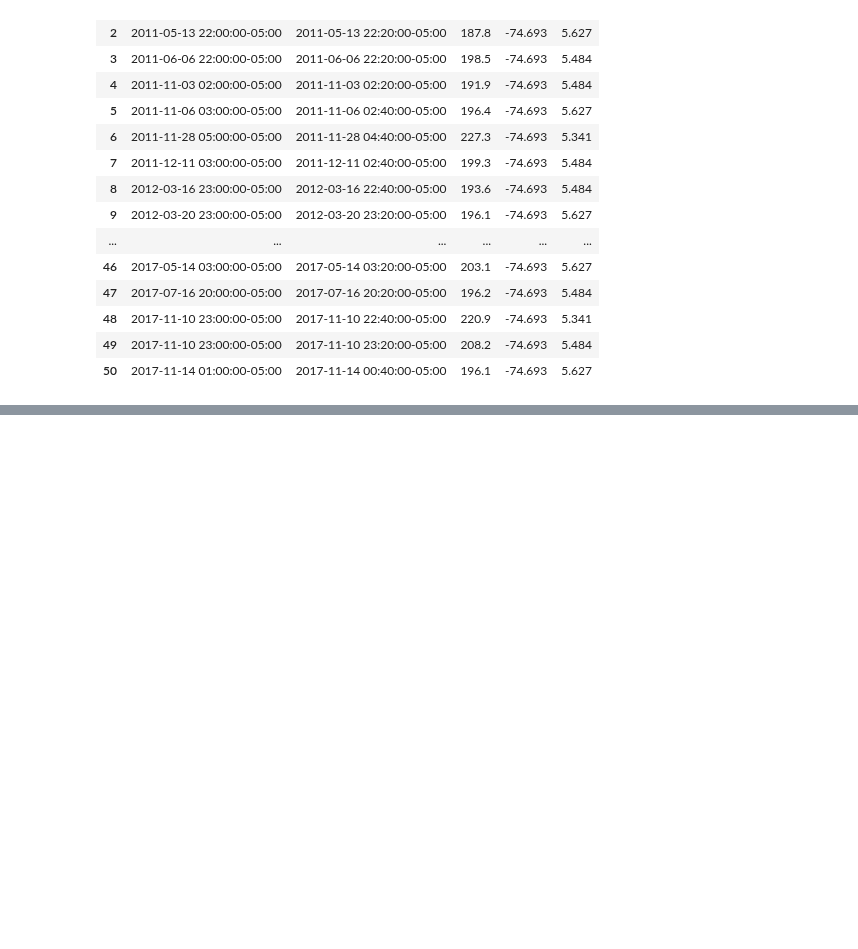
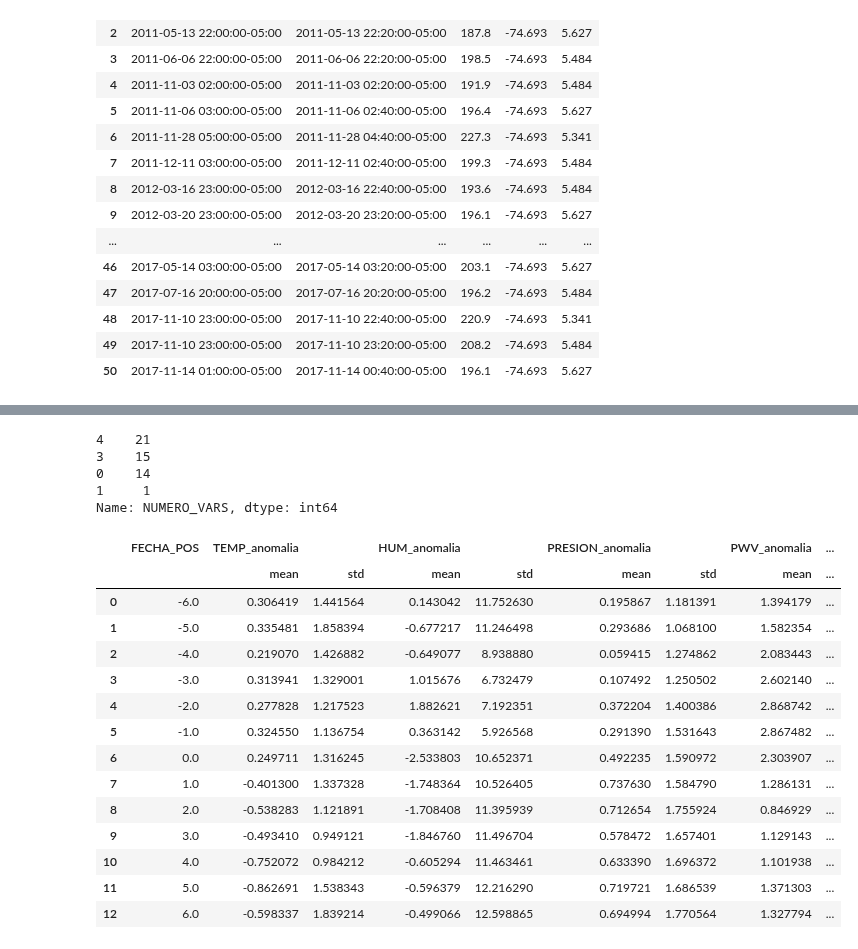
Before and after one commit to chris051091/Seminario-3, a Jupyter notebook: anomalias/src/Anomalias_palanquero.ipynb, the cells around one changed output, grey strips where cells are left out. Cells and saved outputs as stored; diff of their text form; code cells hidden in the pictures; blank space fills up the shorter version.

```diff
--- a/anomalias/src/Anomalias_palanquero.ipynb
+++ b/anomalias/src/Anomalias_palanquero.ipynb
@@ -212,0 +227,31 @@ for key in dict_names:
+# %%
+dfEventos0['NUMERO_VARS'].value_counts()
+# %% [output]
+4    21
+3    15
+0    14
+1     1
+Name: NUMERO_VARS, dtype: int64
+# %%
+dfVarsCompletas = dfEventos0.loc[dfEventos0['NUMERO_VARS'] == 4]
+indexVarsCompletas = dfVarsCompletas['index']
+dfVarsComp = pd.merge(dfCross, indexVarsCompletas, on = 'index', how = 'inner')
+
+dfAnomaliaVarsComp = dfVarsComp[list_anomalias + ['FECHA_POS']].groupby('FECHA_POS').agg(['mean', 'std']).reset_index()
+dfAnomaliaVarsComp
+# %% [output]
+|  | FECHA_POS | TEMP_anomalia |  | HUM_anomalia |  | PRESION_anomalia |  | PWV_anomalia | ... |
+|  |  | mean | std | mean | std | mean | std | mean | ... |
+| 0 | -6.0 | 0.306419 | 1.441564 | 0.143042 | 11.752630 | 0.195867 | 1.181391 | 1.394179 | ... |
+| 1 | -5.0 | 0.335481 | 1.858394 | -0.677217 | 11.246498 | 0.293686 | 1.068100 | 1.582354 | ... |
+| 2 | -4.0 | 0.219070 | 1.426882 | -0.649077 | 8.938880 | 0.059415 | 1.274862 | 2.083443 | ... |
+| 3 | -3.0 | 0.313941 | 1.329001 | 1.015676 | 6.732479 | 0.107492 | 1.250502 | 2.602140 | ... |
+| 4 | -2.0 | 0.277828 | 1.217523 | 1.882621 | 7.192351 | 0.372204 | 1.400386 | 2.868742 | ... |
+| 5 | -1.0 | 0.324550 | 1.136754 | 0.363142 | 5.926568 | 0.291390 | 1.531643 | 2.867482 | ... |
+| 6 | 0.0 | 0.249711 | 1.316245 | -2.533803 | 10.652371 | 0.492235 | 1.590972 | 2.303907 | ... |
+| 7 | 1.0 | -0.401300 | 1.337328 | -1.748364 | 10.526405 | 0.737630 | 1.584790 | 1.286131 | ... |
+| 8 | 2.0 | -0.538283 | 1.121891 | -1.708408 | 11.395939 | 0.712654 | 1.755924 | 0.846929 | ... |
+| 9 | 3.0 | -0.493410 | 0.949121 | -1.846760 | 11.496704 | 0.578472 | 1.657401 | 1.129143 | ... |
+| 10 | 4.0 | -0.752072 | 0.984212 | -0.605294 | 11.463461 | 0.633390 | 1.696372 | 1.101938 | ... |
+| 11 | 5.0 | -0.862691 | 1.538343 | -0.596379 | 12.216290 | 0.719721 | 1.686539 | 1.371303 | ... |
+| 12 | 6.0 | -0.598337 | 1.839214 | -0.499066 | 12.598865 | 0.694994 | 1.770564 | 1.327794 | ... |
```
Also changed, not shown: parts of 7 cells of this notebook.
